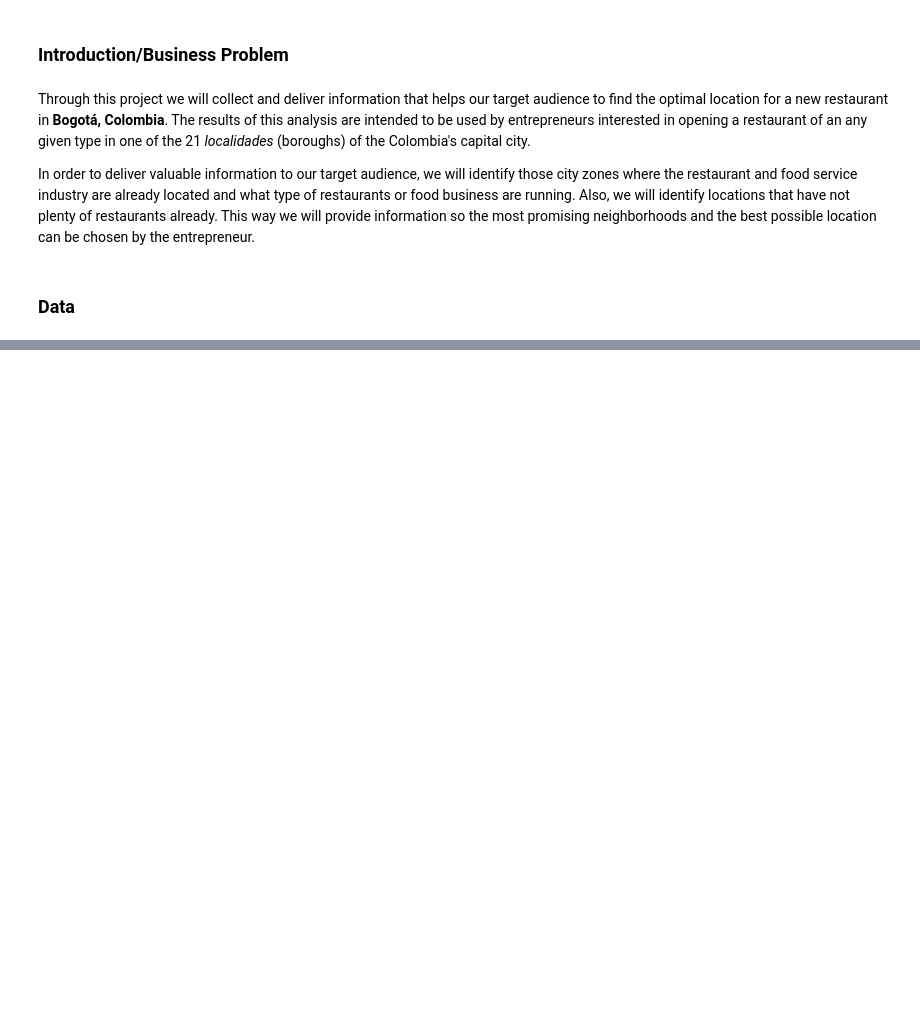
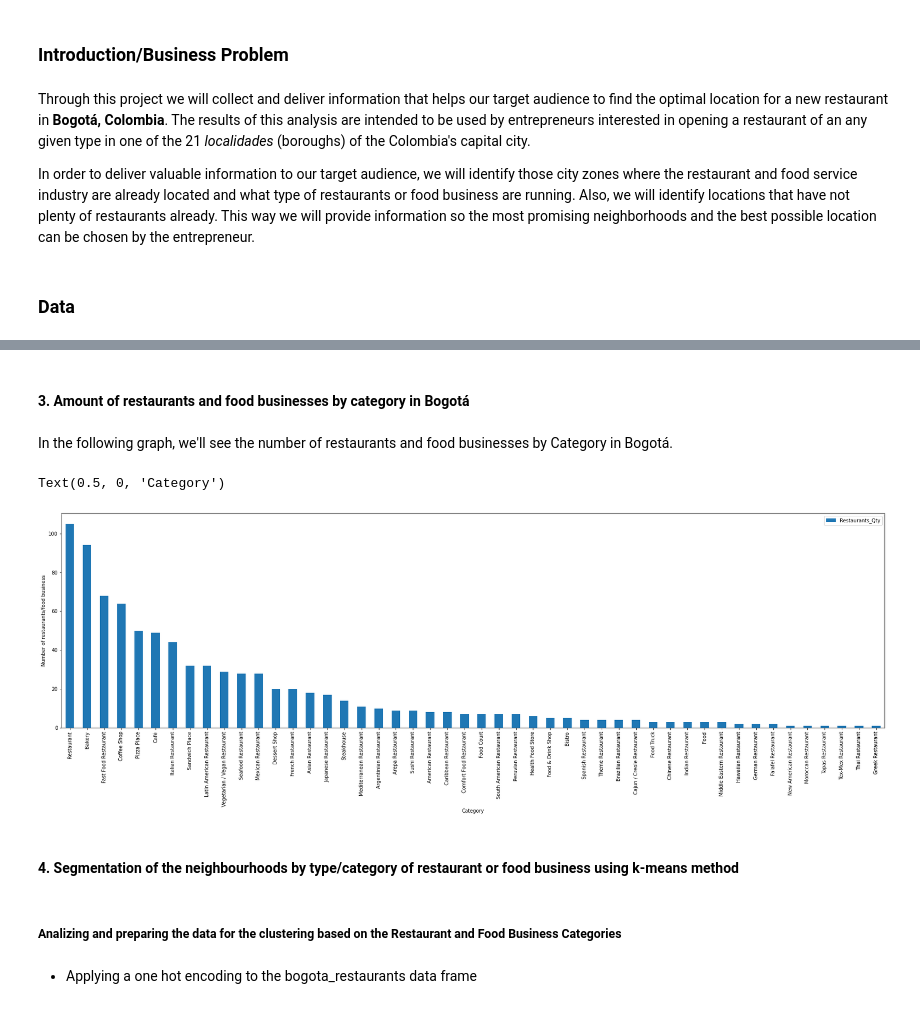
Before and after one commit to ocampodav/Coursera_Capstone, a Jupyter notebook: Capstone Project - The Battle of the Neighborhoods.ipynb, the cells around one changed output, grey strips where cells are left out. Cells and saved outputs as stored; diff of their text form; code cells hidden in the pictures; blank space fills up the shorter version.

```diff
--- a/Capstone Project - The Battle of the Neighborhoods.ipynb
+++ b/Capstone Project - The Battle of the Neighborhoods.ipynb
@@ -27,0 +530,21 @@ The data sources that will be used to generate the required information:
+# %% [markdown]
+#### 3. Amount of restaurants and food businesses by category in Bogotá
+# %% [markdown]
+In the following graph, we'll see the number of restaurants and food businesses by Category in Bogotá.
+# %%
+venues_qty_categ = bogota_restaurants[['Venue Category','Venue']].groupby('Venue Category').count().sort_values(by = 'Venue' , ascending = False)
+venues_qty_categ.rename(columns = {'Venue':"Restaurants_Qty"}, inplace=True)
+# %%
+venues_qty_categ.plot(kind='bar', figsize=(30, 8))
+
+plt.ylabel('Number of restaurants/food business')
+plt.xlabel('Category')
+# %% [output]
+Text(0.5, 0, 'Category')
+[figure, added]
+# %% [markdown]
+#### 4. Segmentation of the neighbourhoods by type/category of restaurant or food business using k-means method
+# %% [markdown]
+##### Analizing and preparing the data for the clustering based on the Restaurant and Food Business Categories
+# %% [markdown]
+* Applying a one hot encoding to the bogota_restaurants data frame
```
Also changed, not shown: parts of 108 cells of this notebook.
